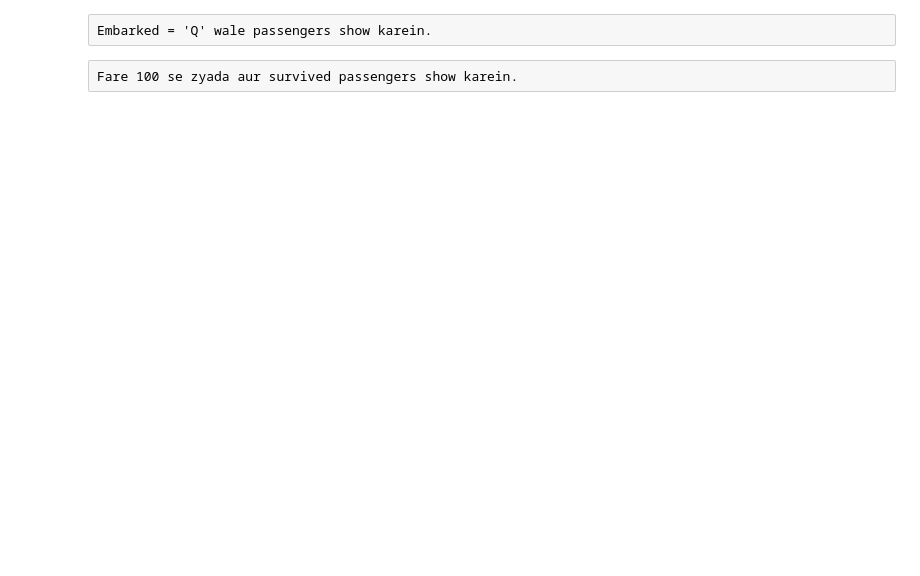
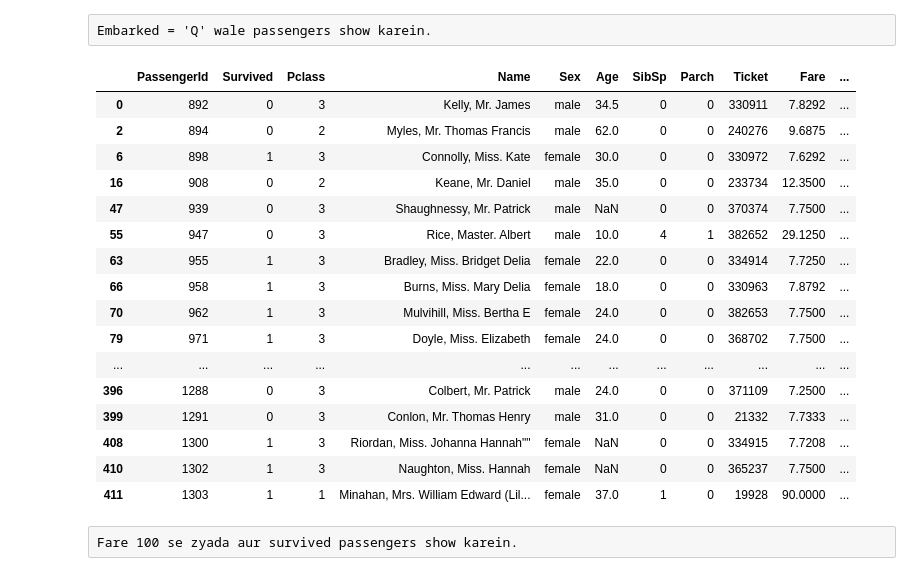
Before and after one commit to malik-tanveer/SMIT-Assigment, a Jupyter notebook: Assigment-Pandas/Assigment(Pandas-1).ipynb, the cells around one changed output. Saved outputs shown, nothing was run; the diff lists cells and outputs as text; code cells hidden in the pictures; blank space fills up the shorter version.

```diff
--- a/Assigment-Pandas/Assigment(Pandas-1).ipynb
+++ b/Assigment-Pandas/Assigment(Pandas-1).ipynb
@@ -90,4 +420,26 @@ Embarked = 'Q' wale passengers show karein.
 # %% [raw]
 Embarked = 'Q' wale passengers show karein.
+# %%
+# data[data.Embarked == "Q"]
+#             OR
+data[data.Embarked.isin(["Q"])]
+# %% [output]
+|  | PassengerId | Survived | Pclass | Name | Sex | Age | SibSp | Parch | Ticket | Fare | ... |
+| 0 | 892 | 0 | 3 | Kelly, Mr. James | male | 34.5 | 0 | 0 | 330911 | 7.8292 | ... |
+| 2 | 894 | 0 | 2 | Myles, Mr. Thomas Francis | male | 62.0 | 0 | 0 | 240276 | 9.6875 | ... |
+| 6 | 898 | 1 | 3 | Connolly, Miss. Kate | female | 30.0 | 0 | 0 | 330972 | 7.6292 | ... |
+| 16 | 908 | 0 | 2 | Keane, Mr. Daniel | male | 35.0 | 0 | 0 | 233734 | 12.3500 | ... |
+| 47 | 939 | 0 | 3 | Shaughnessy, Mr. Patrick | male | NaN | 0 | 0 | 370374 | 7.7500 | ... |
+| 55 | 947 | 0 | 3 | Rice, Master. Albert | male | 10.0 | 4 | 1 | 382652 | 29.1250 | ... |
+| 63 | 955 | 1 | 3 | Bradley, Miss. Bridget Delia | female | 22.0 | 0 | 0 | 334914 | 7.7250 | ... |
+| 66 | 958 | 1 | 3 | Burns, Miss. Mary Delia | female | 18.0 | 0 | 0 | 330963 | 7.8792 | ... |
+| 70 | 962 | 1 | 3 | Mulvihill, Miss. Bertha E | female | 24.0 | 0 | 0 | 382653 | 7.7500 | ... |
+| 79 | 971 | 1 | 3 | Doyle, Miss. Elizabeth | female | 24.0 | 0 | 0 | 368702 | 7.7500 | ... |
+| ... | ... | ... | ... | ... | ... | ... | ... | ... | ... | ... | ... |
+| 396 | 1288 | 0 | 3 | Colbert, Mr. Patrick | male | 24.0 | 0 | 0 | 371109 | 7.2500 | ... |
+| 399 | 1291 | 0 | 3 | Conlon, Mr. Thomas Henry | male | 31.0 | 0 | 0 | 21332 | 7.7333 | ... |
+| 408 | 1300 | 1 | 3 | Riordan, Miss. Johanna Hannah"" | female | NaN | 0 | 0 | 334915 | 7.7208 | ... |
+| 410 | 1302 | 1 | 3 | Naughton, Miss. Hannah | female | NaN | 0 | 0 | 365237 | 7.7500 | ... |
+| 411 | 1303 | 1 | 1 | Minahan, Mrs. William Edward (Lil... | female | 37.0 | 1 | 0 | 19928 | 90.0000 | ... |
 # %% [raw]
 Fare 100 se zyada aur survived passengers show karein.
```
Also changed, not shown: parts of 25 cells of this notebook.
